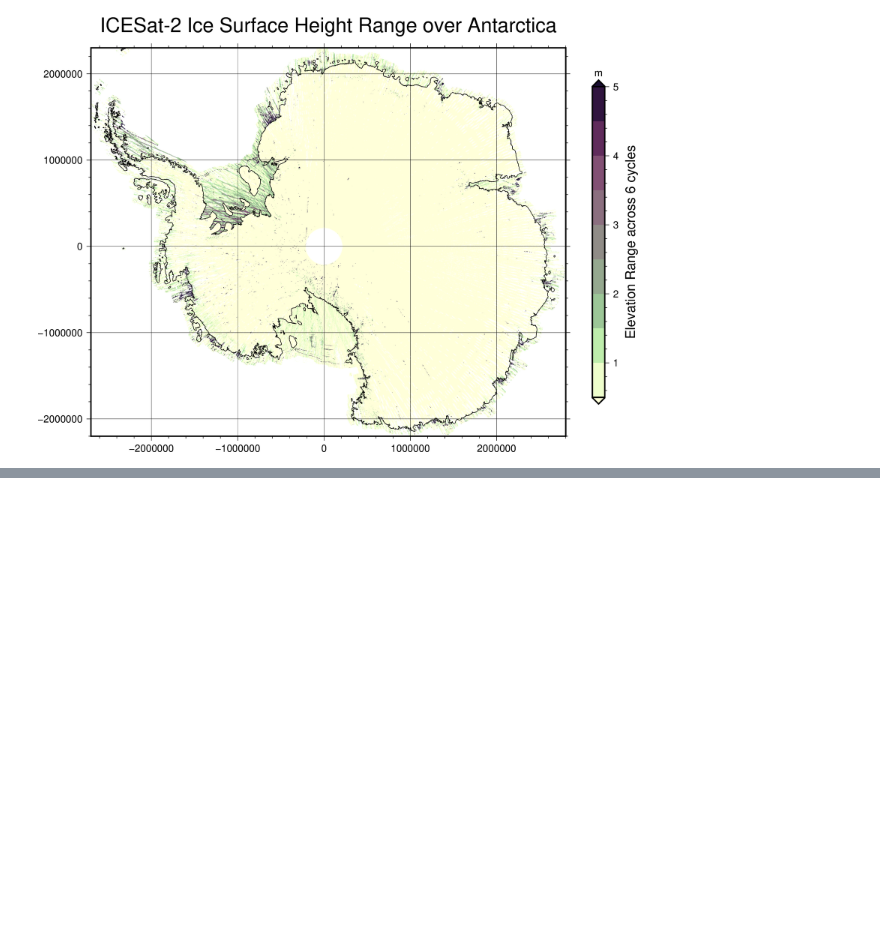
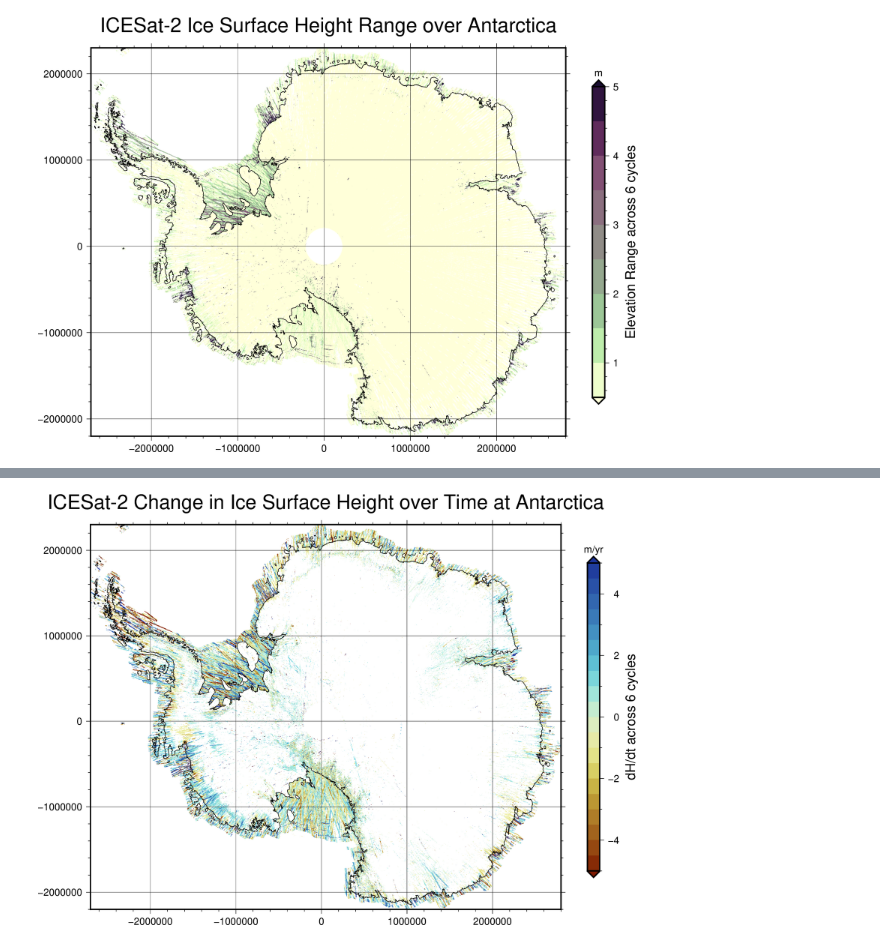
Before and after one commit to weiji14/deepicedrain, a Jupyter notebook: atlxi_dhdt.ipynb, the cells around one changed output, grey strips where cells are left out. Cells and saved outputs as stored; diff of their text form; code cells hidden in the pictures; blank space fills up the shorter version.

```diff
--- a/atlxi_dhdt.ipynb
+++ b/atlxi_dhdt.ipynb
@@ -205,0 +247,2 @@ fig.show(width=600)
+# %%
+slope, intercept, rvalue, pvalue, stderr = out.transpose()
@@ -205,0 +259,50 @@ fig.show(width=600)
+# %%
+# 1 nanosecond = 365.25 years x 24 hours x 60 min x 60 seconds x 1_000_000_000 nanoseconds
+slopeyr = slope * (365.25 * 24 * 60 * 60 * 1_000_000_000)
+# %%
+# slope.to_dataframe(name="slope").hvplot.points(x="x", y="y")
+slopedf = slopeyr.to_dataframe(name="dhdt_slope")
+# %%
+# Datashade our height values (vector points) onto a grid (raster image)
+canvas = datashader.Canvas(
+    plot_width=1800,
+    plot_height=1800,
+    x_range=(region.xmin, region.xmax),
+    y_range=(region.ymin, region.ymax),
+)
+agg_grid = canvas.points(
+    source=slopedf, x="x", y="y", agg=datashader.mean(column="dhdt_slope")
+)
+agg_grid
+# %%
+# Plot our map!
+scale: int = region.scale
+fig = pygmt.Figure()
+pygmt.makecpt(cmap="roma", series=[-5, 5, 0.5])
+fig.grdimage(
+    grid=agg_grid,
+    region=region.bounds(),
+    projection=f"x1:{scale}",
+    frame=[
+        "afg",
+        f'WSne+t"ICESat-2 Change in Ice Surface Height over Time at {region.name}"',
+    ],
+    Q=True,
+)
+fig.colorbar(
+    position="JCR+e", frame=["af", 'x+l"dH/dt across 6 cycles"', "y+lm/yr"],
+)
+# for subglacial_lake in subglacial_lakes:
+#    fig.plot(data=subglacial_lake, L=True, pen="thinnest")
+fig.coast(
+    region=region.bounds(),
+    projection=f"s0/-90/-71/1:{scale}",
+    area_thresh="+ag",
+    resolution="i",
+    shorelines="0.5p",
+    V="q",
+)
+fig.savefig(f"figures/plot_atl11_dhdt_{placename}.png")
+fig.show(width=600)
+# %% [output]
+[figure, added]
```
Also changed, not shown: parts of 11 cells of this notebook, 6 other files.
